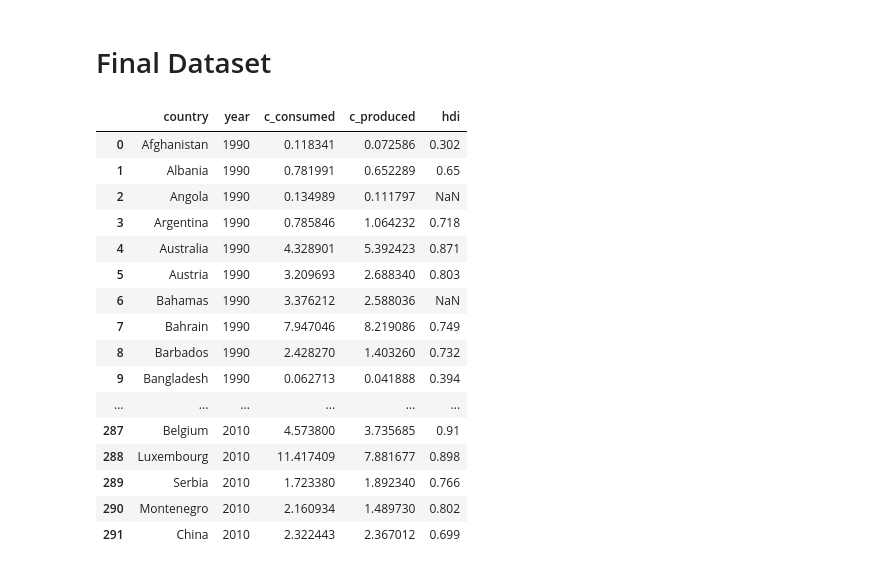
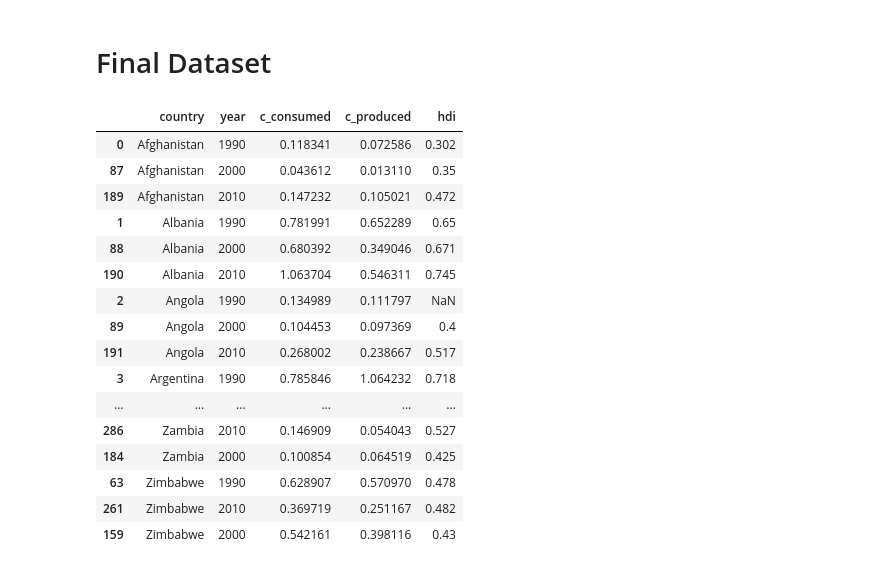
Before and after one commit to jacobdv/shoe-beans, a Jupyter notebook: This_One.ipynb, the cells around one changed output. Drawn from its saved outputs; the diff is of its cells as text; code cells hidden in the pictures.

```diff
--- a/This_One.ipynb
+++ b/This_One.ipynb
@@ -82,22 +82,22 @@ nfa['year'] = nfa['year'].astype('int64')
 # %%
 data = nfa.merge(un, on = ['country','year'])
 # %%
-data
+data.sort_values('country')
 # %% [output]
 |  | country | year | c_consumed | c_produced | hdi |
 | 0 | Afghanistan | 1990 | 0.118341 | 0.072586 | 0.302 |
+| 87 | Afghanistan | 2000 | 0.043612 | 0.013110 | 0.35 |
+| 189 | Afghanistan | 2010 | 0.147232 | 0.105021 | 0.472 |
 | 1 | Albania | 1990 | 0.781991 | 0.652289 | 0.65 |
+| 88 | Albania | 2000 | 0.680392 | 0.349046 | 0.671 |
+| 190 | Albania | 2010 | 1.063704 | 0.546311 | 0.745 |
 | 2 | Angola | 1990 | 0.134989 | 0.111797 | NaN |
+| 89 | Angola | 2000 | 0.104453 | 0.097369 | 0.4 |
+| 191 | Angola | 2010 | 0.268002 | 0.238667 | 0.517 |
 | 3 | Argentina | 1990 | 0.785846 | 1.064232 | 0.718 |
-| 4 | Australia | 1990 | 4.328901 | 5.392423 | 0.871 |
-| 5 | Austria | 1990 | 3.209693 | 2.688340 | 0.803 |
-| 6 | Bahamas | 1990 | 3.376212 | 2.588036 | NaN |
-| 7 | Bahrain | 1990 | 7.947046 | 8.219086 | 0.749 |
-| 8 | Barbados | 1990 | 2.428270 | 1.403260 | 0.732 |
-| 9 | Bangladesh | 1990 | 0.062713 | 0.041888 | 0.394 |
 | ... | ... | ... | ... | ... | ... |
-| 287 | Belgium | 2010 | 4.573800 | 3.735685 | 0.91 |
-| 288 | Luxembourg | 2010 | 11.417409 | 7.881677 | 0.898 |
-| 289 | Serbia | 2010 | 1.723380 | 1.892340 | 0.766 |
-| 290 | Montenegro | 2010 | 2.160934 | 1.489730 | 0.802 |
-| 291 | China | 2010 | 2.322443 | 2.367012 | 0.699 |
+| 286 | Zambia | 2010 | 0.146909 | 0.054043 | 0.527 |
+| 184 | Zambia | 2000 | 0.100854 | 0.064519 | 0.425 |
+| 63 | Zimbabwe | 1990 | 0.628907 | 0.570970 | 0.478 |
+| 261 | Zimbabwe | 2010 | 0.369719 | 0.251167 | 0.482 |
+| 159 | Zimbabwe | 2000 | 0.542161 | 0.398116 | 0.43 |
```
